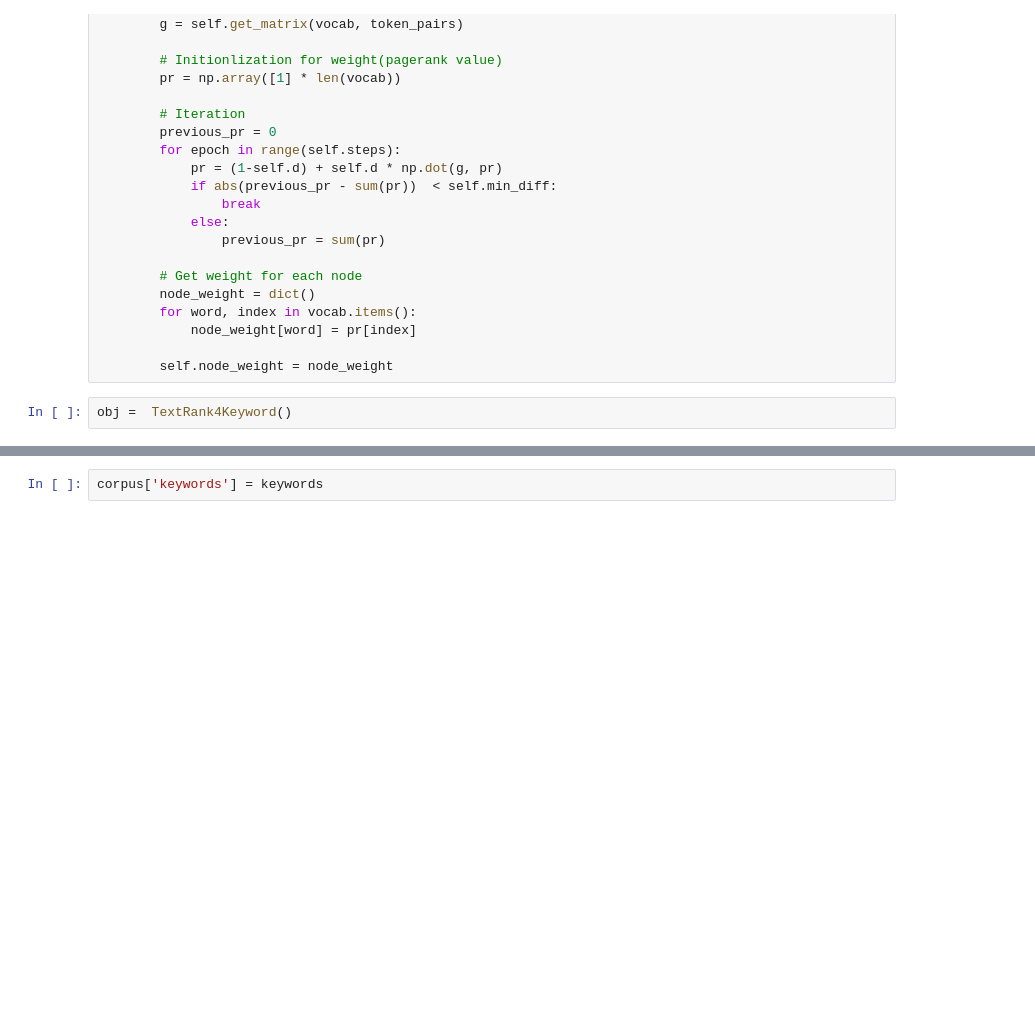
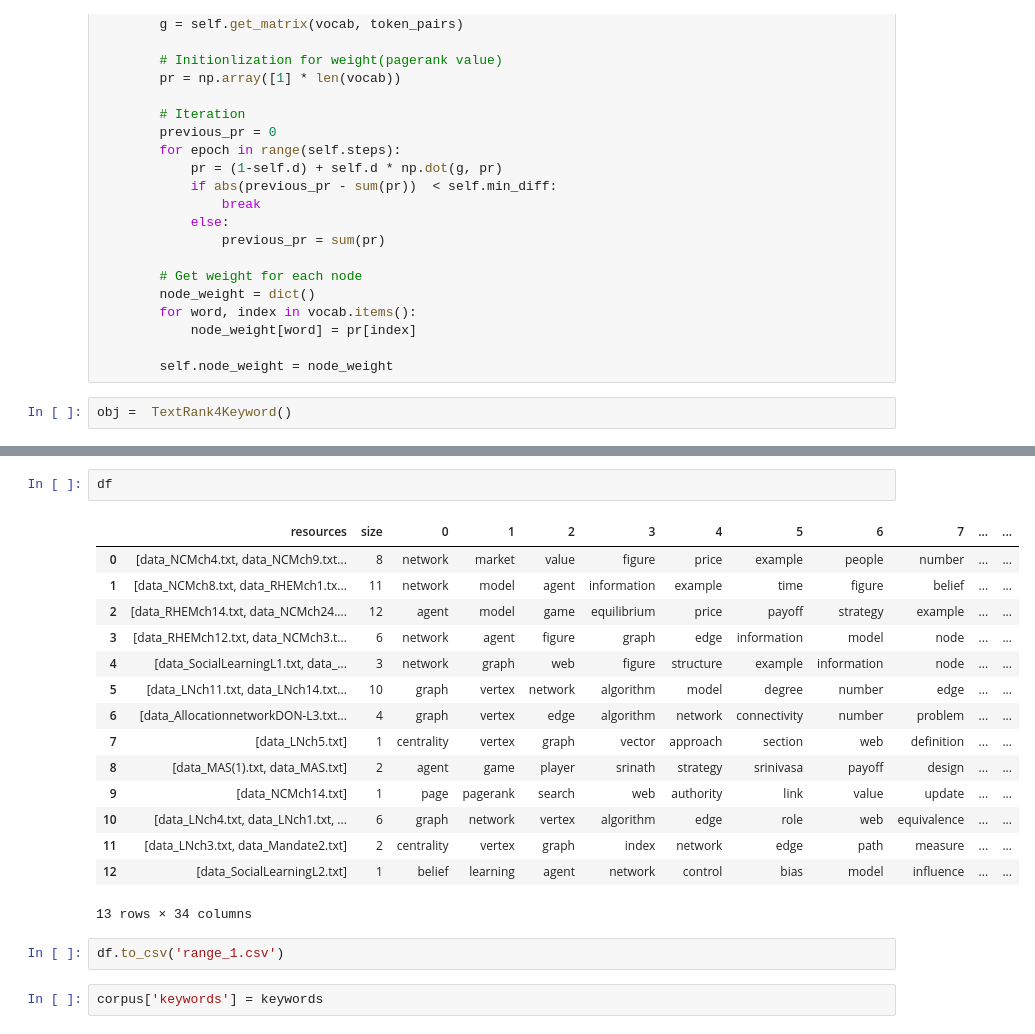
Before and after one commit to kartiks22/competency_maps_testing, a Jupyter notebook: pre-processing with text_rank.ipynb, the cells around one changed output, grey strips where cells are left out. Cells and saved outputs as stored; diff of their text form; blank space fills up the shorter version.

```diff
--- a/pre-processing with text_rank.ipynb
+++ b/pre-processing with text_rank.ipynb
@@ -318,3 +642,23 @@ for i in range(len(corpus)):
+# %%
+df
+# %% [output]
+|  | resources | size | 0 | 1 | 2 | 3 | 4 | 5 | 6 | 7 | ... | ... |
+| 0 | [data_NCMch4.txt, data_NCMch9.txt... | 8 | network | market | value | figure | price | example | people | number | ... | ... |
+| 1 | [data_NCMch8.txt, data_RHEMch1.tx... | 11 | network | model | agent | information | example | time | figure | belief | ... | ... |
+| 2 | [data_RHEMch14.txt, data_NCMch24.... | 12 | agent | model | game | equilibrium | price | payoff | strategy | example | ... | ... |
+| 3 | [data_RHEMch12.txt, data_NCMch3.t... | 6 | network | agent | figure | graph | edge | information | model | node | ... | ... |
+| 4 | [data_SocialLearningL1.txt, data_... | 3 | network | graph | web | figure | structure | example | information | node | ... | ... |
+| 5 | [data_LNch11.txt, data_LNch14.txt... | 10 | graph | vertex | network | algorithm | model | degree | number | edge | ... | ... |
+| 6 | [data_AllocationnetworkDON-L3.txt... | 4 | graph | vertex | edge | algorithm | network | connectivity | number | problem | ... | ... |
+| 7 | [data_LNch5.txt] | 1 | centrality | vertex | graph | vector | approach | section | web | definition | ... | ... |
+| 8 | [data_MAS(1).txt, data_MAS.txt] | 2 | agent | game | player | srinath | strategy | srinivasa | payoff | design | ... | ... |
+| 9 | [data_NCMch14.txt] | 1 | page | pagerank | search | web | authority | link | value | update | ... | ... |
+| 10 | [data_LNch4.txt, data_LNch1.txt, ... | 6 | graph | network | vertex | algorithm | edge | role | web | equivalence | ... | ... |
+| 11 | [data_LNch3.txt, data_Mandate2.txt] | 2 | centrality | vertex | graph | index | network | edge | path | measure | ... | ... |
+| 12 | [data_SocialLearningL2.txt] | 1 | belief | learning | agent | network | control | bias | model | influence | ... | ... |
+13 rows × 34 columns
+# %%
+df.to_csv('range_1.csv')
 # %%
 corpus['keywords'] = keywords
 # %%
```
Also changed, not shown: parts of 41 cells of this notebook, 4 other files.
